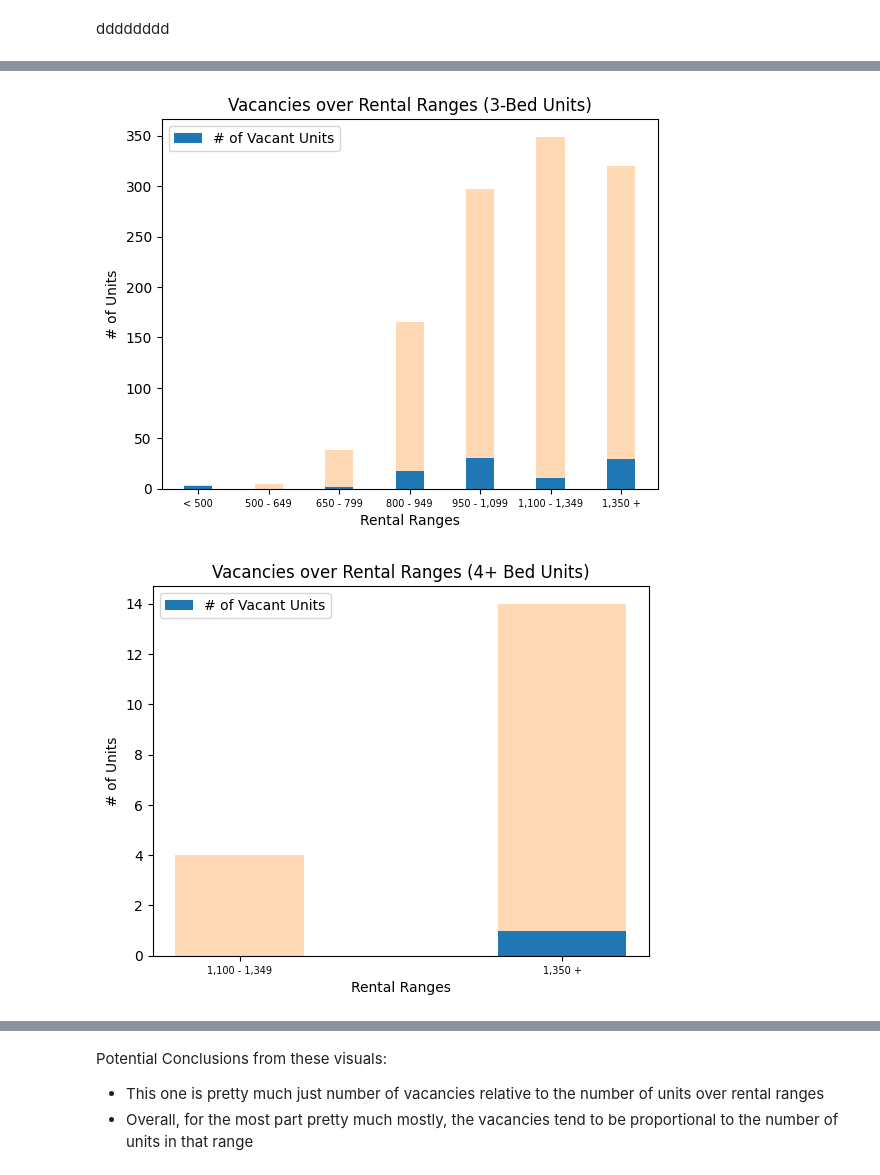
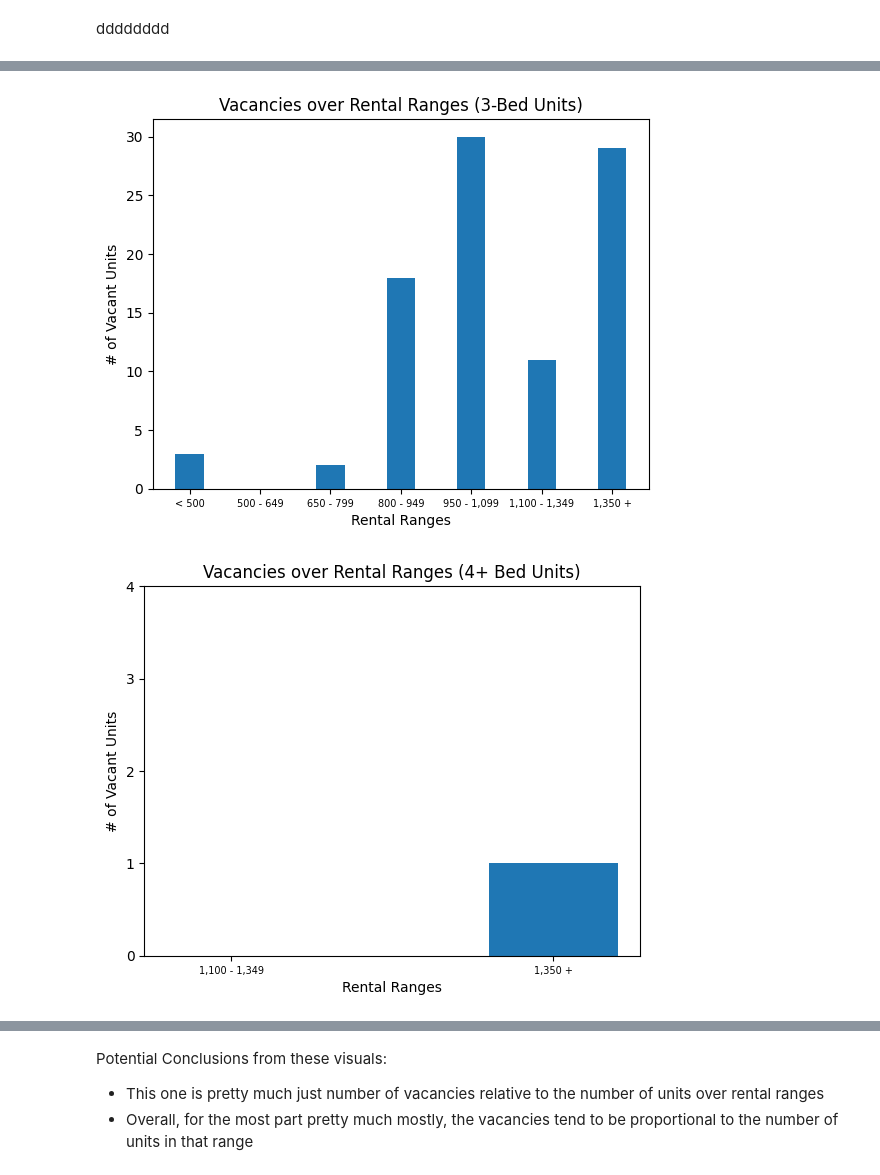
Before and after one commit to Mathemusician1729/DATA-221-Project, a Jupyter notebook: 221-Project.ipynb, the cells around one changed output, grey strips where cells are left out. Cells and saved outputs as stored; diff of their text form; code cells hidden in the pictures.

```diff
--- a/221-Project.ipynb
+++ b/221-Project.ipynb
@@ -153,35 +144,31 @@ plt.show()
 # %%
 three_bed_vacants = table2b_2["3 - Bedroom Vacant"].apply(lambda x: int(x))
-three_bed_units = table2b_2["3 - Bedroom Units"].apply(lambda x: int(x))
 
 x_axis = np.arange(len(ranges))
-plt.bar(x_axis, three_bed_vacants, 0.4, label="# of Vacant Units")
-plt.bar(x_axis, three_bed_units - three_bed_vacants, 0.4, bottom=three_bed_vacants, alpha=0.3)
+plt.bar(x_axis, three_bed_vacants, 0.4)
 
 plt.xticks(x_axis, ranges, fontsize=7)
 plt.title("Vacancies over Rental Ranges (3-Bed Units)")
 plt.xlabel("Rental Ranges")
-plt.ylabel("# of Units")
-plt.legend()
+plt.ylabel("# of Vacant Units")
 plt.show()
 # %% [output]
-[figure, old version]
+[figure, new version]
 # %%
 four_bed_vacants = table2b_2["4+ Bedroom Vacant"][5:].apply(lambda x: int(x))
-four_bed_units = table2b_2["4+ Bedroom Units"][5:].apply(lambda x: int(x))
 
 x_axis = np.arange(len(ranges[5:]))
-plt.bar(x_axis, four_bed_vacants, 0.4, label="# of Vacant Units")
-plt.bar(x_axis, four_bed_units - four_bed_vacants, 0.4, bottom=four_bed_vacants, alpha=0.3)
+plt.ylim(0,4)
+plt.bar(x_axis, four_bed_vacants, 0.4)
 
 plt.xticks(x_axis, ranges[5:], fontsize=7)
+plt.yticks([0,1,2,3,4])
 plt.title("Vacancies over Rental Ranges (4+ Bed Units)")
 plt.xlabel("Rental Ranges")
-plt.ylabel("# of Units")
-plt.legend()
+plt.ylabel("# of Vacant Units")
 plt.show()
 # %% [output]
-[figure, old version]
+[figure, new version]
 # %%
 # Overall Vacancy vs Rental Range
 
```
Also changed, not shown: parts of 5 cells of this notebook.
